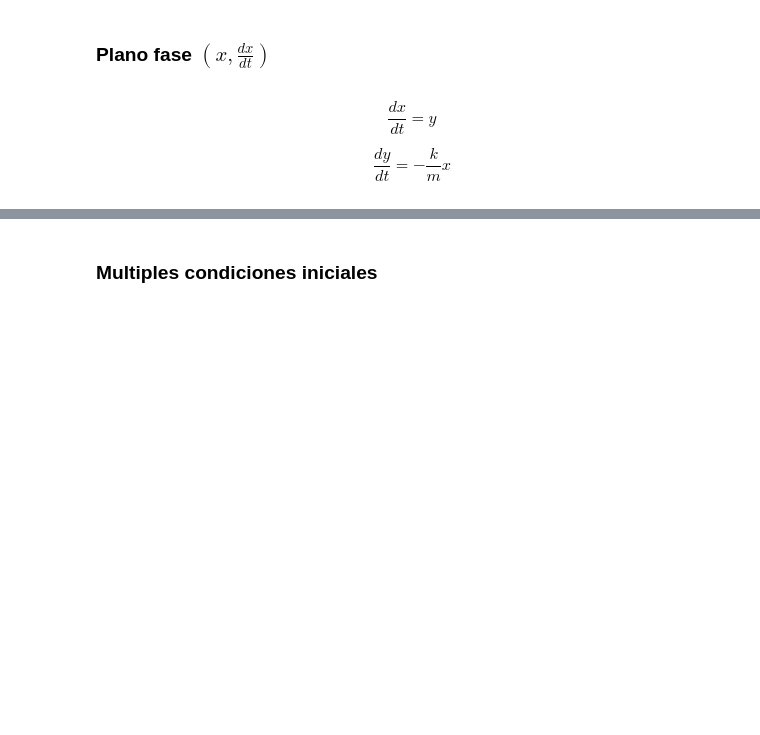
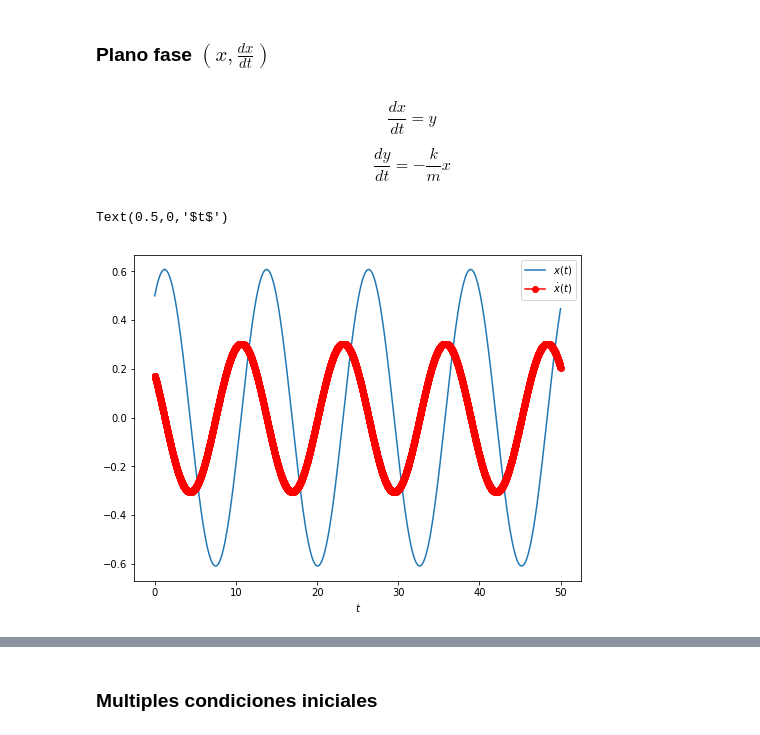
Before and after one commit to valerialadron/SimMat2019_1, a Jupyter notebook: Modulo3/Clase16_OsciladorArmonico.ipynb, the cells around one changed output, grey strips where cells are left out. Cells and saved outputs as stored; diff of their text form; code cells hidden in the pictures; blank space fills up the shorter version.

```diff
--- a/Modulo3/Clase16_OsciladorArmonico.ipynb
+++ b/Modulo3/Clase16_OsciladorArmonico.ipynb
@@ -160,6 +188,16 @@ $$ \frac{dy}{dt} = -\frac{k}{m}x $$
 # %%
 # Definir parámetros y condiciones iniciales
+k=0.5**2
+m=1
 
+x_0=0.5
+y_0=0.1*np.sqrt(3)
+
+inicial=[x_0, y_0]
 # Dominio temporal de 0 a 15 y paso de tiempo 0.01  (nuestro eje x)
+t= np.arange(0,50,0.01)
 # %%
 # Definimos el campo de la ecuación diferencial
+def masa_resorteED(z,t):
+    x, y= z
+    return [y, -k*x/m]
@@ -168,2 +204,6 @@ $$ \frac{dy}{dt} = -\frac{k}{m}x $$
+# %%
+# Solución
+result = odeint(masa_resorteED, inicial, t)
 # %%
 # extraer columnas y filas
+x_t, y_t = result.T
@@ -173,0 +210,10 @@ $$ \frac{dy}{dt} = -\frac{k}{m}x $$
+# %%
+#Graficar
+plt.figure(figsize=(8,6))
+plt.plot(t,x_t,label='$x(t)$')
+plt.plot(t,y_t,'ro-',label=r'$\dot{x}(t)$')
+plt.legend(loc='best')
+plt.xlabel('$t$')
+# %% [output]
+Text(0.5,0,'$t$')
+[figure, added]
```
Also changed, not shown: parts of 19 cells of this notebook.
